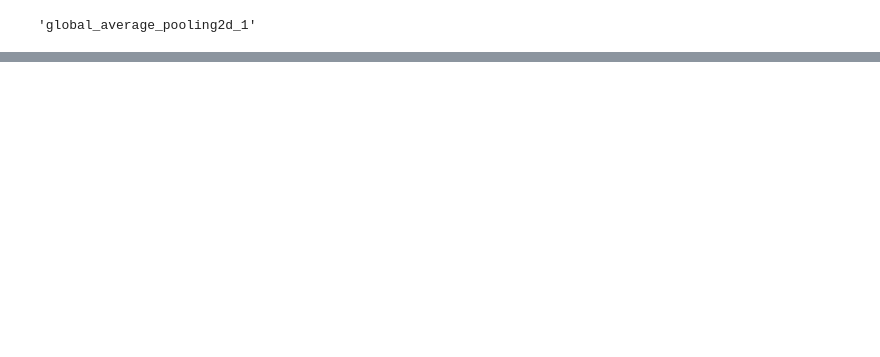
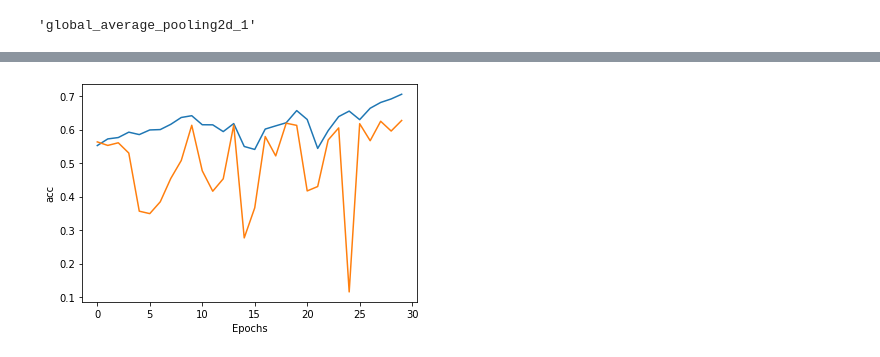
Before and after one commit to dhairyasheelsutar/Food-11-image-classification, a Jupyter notebook: Training resnet152.ipynb, the cells around one changed output, grey strips where cells are left out. Cells and saved outputs as stored; diff of their text form; code cells hidden in the pictures; blank space fills up the shorter version.

Commit message:
Resnet152 further training

```diff
--- a/Training resnet152.ipynb
+++ b/Training resnet152.ipynb
@@ -187,7 +127,7 @@ model.compile(
 !mkdir drive/My\ Drive/food_11_weights
 # %%
 # Lets define checkpoint for model saving
-filepath="./drive/My Drive/food_11_weights/resnet152-{epoch:02d}-{val_acc:.2f}.hdf5"
+filepath="./drive/My Drive/food_11_weights/resnet152-2-{epoch:02d}-{val_acc:.2f}.hdf5"
 checkpoint = tf.keras.callbacks.ModelCheckpoint(filepath, monitor='val_acc', verbose=1, save_best_only=True, mode='max')
 # %%
 # Freeze mobilenet layers and train only newly added layers
@@ -229,0 +164,25 @@ Epoch 00020: val_acc improved from 0.50496 to 0.52307, saving model to ./drive/M
+# %%
+# Load previous best model
+model = tf.keras.models.load_model('./drive/My Drive/food_11_weights/resnet152-20-0.52.hdf5')
+# %%
+# Train the model further for 30 epochs
+model.fit_generator(
+    train_generator,
+    steps_per_epoch=train_generator.samples // BATCH_SIZE,
+    validation_data=validation_generator,
+    validation_steps=validation_generator.samples // BATCH_SIZE,
+    callbacks=[checkpoint],
+    epochs=30
+)
+# %%
+def plot_model_results(num_epochs, history, key):
+
+    plt.plot(range(num_epochs), history[key])
+    plt.plot(range(num_epochs), history['val_' + key])
+    plt.xlabel('Epochs')
+    plt.ylabel(key)
+    plt.show()
+# %%
+plot_model_results(30, model.history.history, 'acc')
+# %% [output]
+[figure, added]
```
Also changed, not shown: parts of 16 cells of this notebook, 3 other files.
